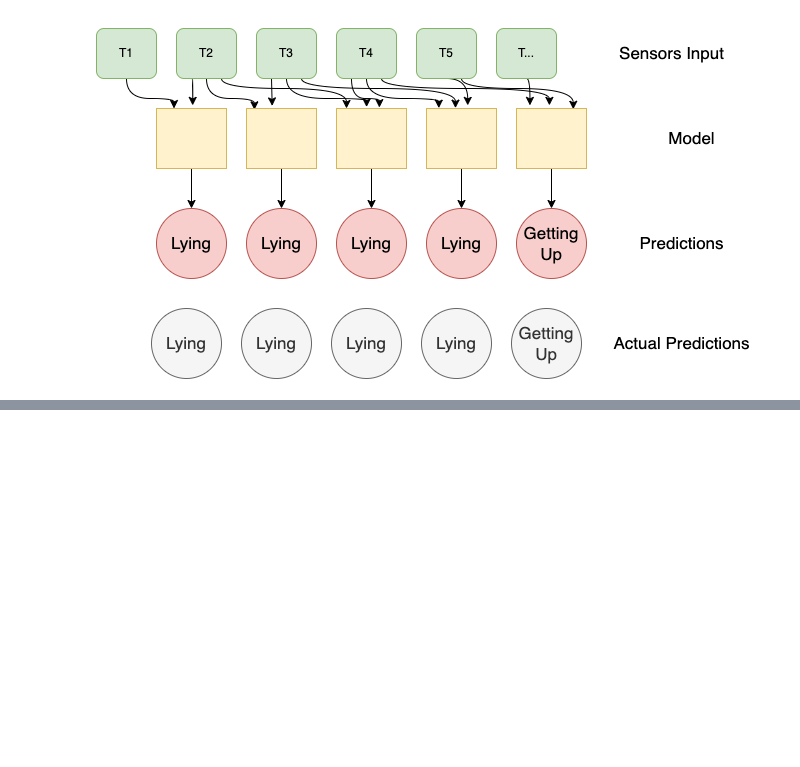
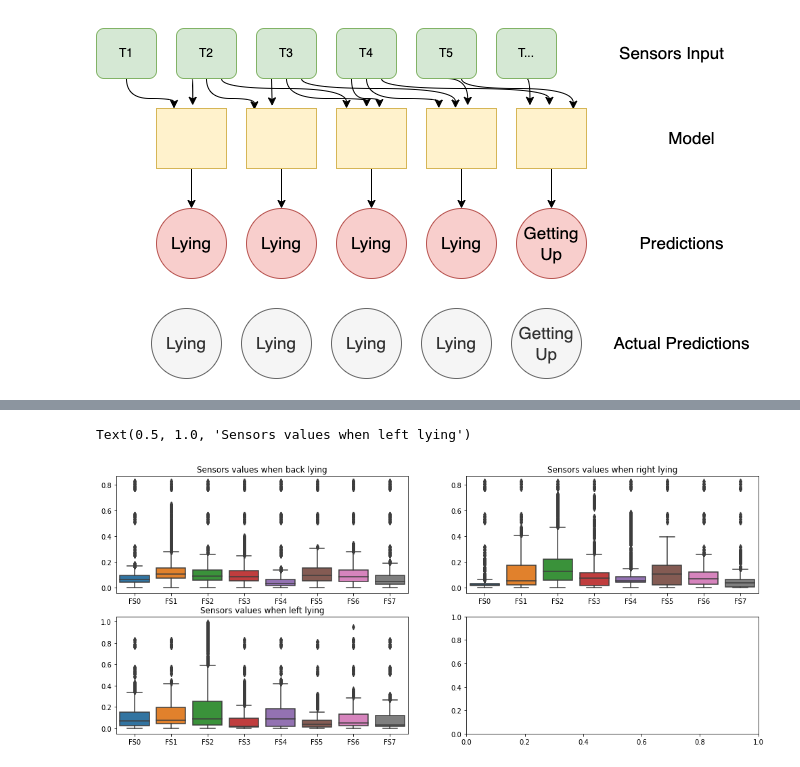
Before and after one commit to oradbarel/Fall-Prevention, a Jupyter notebook: Fall_Prevention.ipynb, the cells around one changed output, grey strips where cells are left out. Cells and saved outputs as stored; diff of their text form; code cells hidden in the pictures; blank space fills up the shorter version.

```diff
--- a/Fall_Prevention.ipynb
+++ b/Fall_Prevention.ipynb
@@ -74,0 +241,17 @@ High level flow chart of the RNN:
+# %%
+f, pl = plt.subplots(2, 2, figsize=(17, 7))
+
+tmpdf0 = df[df.Pos == 0]
+tmpdf1 = df[df.Pos == 1]
+tmpdf2 = df[df.Pos == 2]
+
+sns.boxplot(ax = pl[0][0], data=tmpdf0.loc[:,['FS0', 'FS1', 'FS2', 'FS3', 'FS4', 'FS5', 'FS6', 'FS7']])
+sns.boxplot(ax = pl[0][1], data=tmpdf1.loc[:,['FS0', 'FS1', 'FS2', 'FS3', 'FS4', 'FS5', 'FS6', 'FS7']])
+sns.boxplot(ax = pl[1][0], data=tmpdf2.loc[:,['FS0', 'FS1', 'FS2', 'FS3', 'FS4', 'FS5', 'FS6', 'FS7']])
+
+pl[0][0].set_title("Sensors values when back lying")
+pl[0][1].set_title("Sensors values when right lying")
+pl[1][0].set_title("Sensors values when left lying")
+# %% [output]
+Text(0.5, 1.0, 'Sensors values when left lying')
+[figure, added]
```
Also changed, not shown: parts of 20 cells of this notebook.
